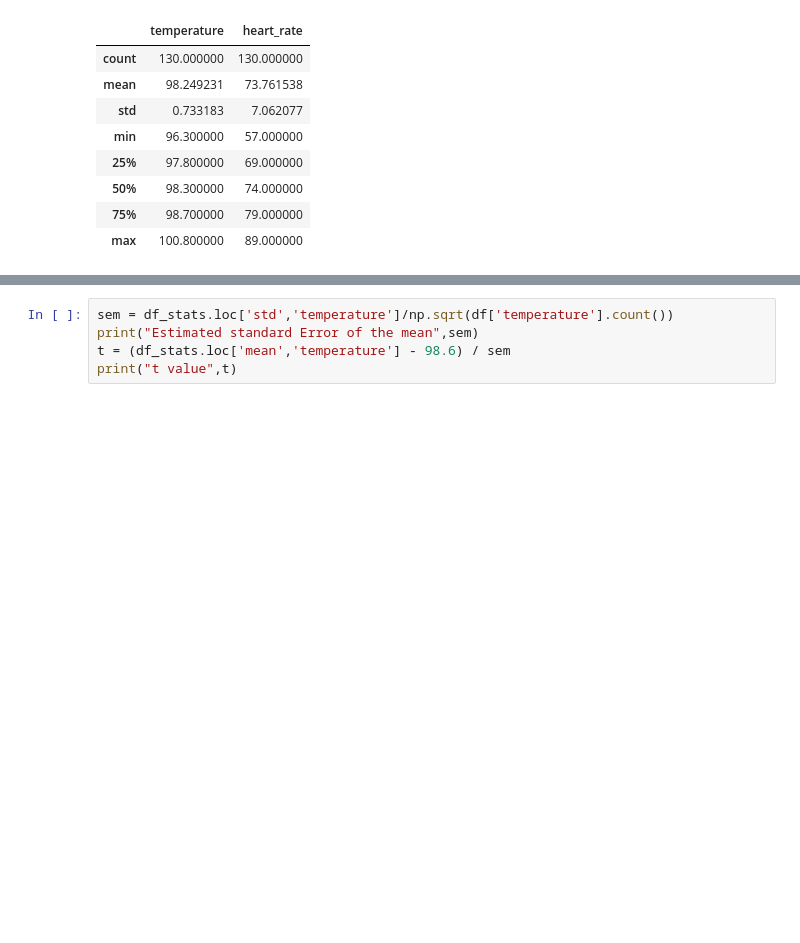
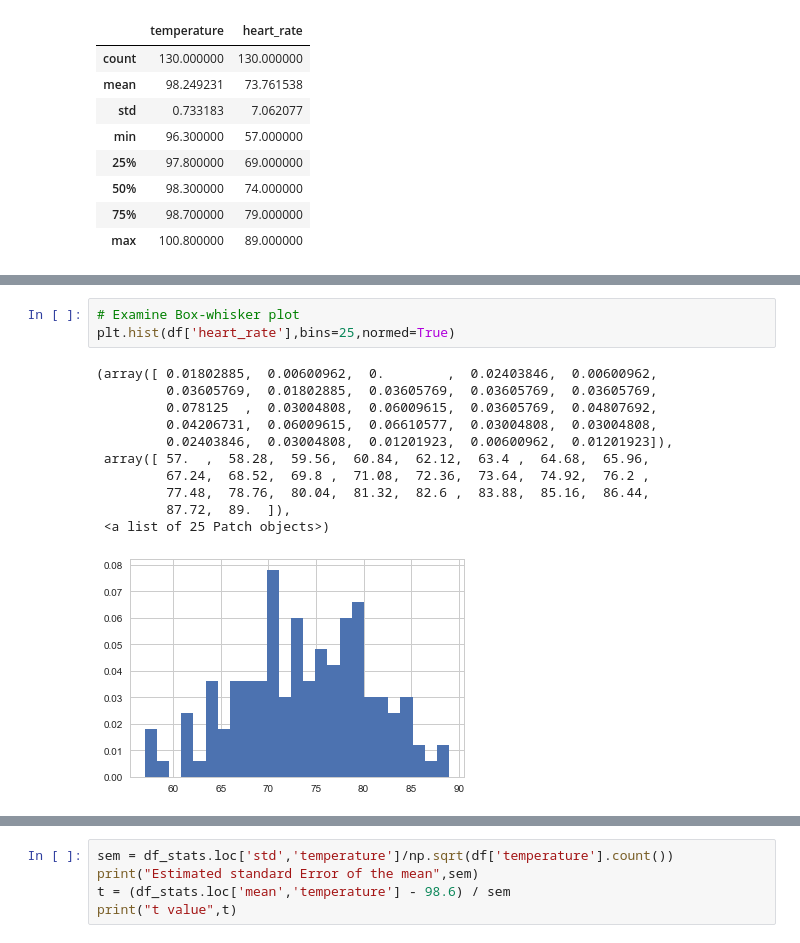
Before and after one commit to aparnack/data_science, a Jupyter notebook: exercises/human_temp/sliderule_dsi_inferential_statistics_exercise_1.ipynb, the cells around one changed output, grey strips where cells are left out. Cells and saved outputs as stored; diff of their text form; blank space fills up the shorter version.

```diff
--- a/exercises/human_temp/sliderule_dsi_inferential_statistics_exercise_1.ipynb
+++ b/exercises/human_temp/sliderule_dsi_inferential_statistics_exercise_1.ipynb
@@ -90,0 +101,15 @@ None
+# %%
+# Examine Box-whisker plot
+plt.hist(df['heart_rate'],bins=25,normed=True)
+# %% [output]
+(array([ 0.01802885,  0.00600962,  0.        ,  0.02403846,  0.00600962,
+         0.03605769,  0.01802885,  0.03605769,  0.03605769,  0.03605769,
+         0.078125  ,  0.03004808,  0.06009615,  0.03605769,  0.04807692,
+         0.04206731,  0.06009615,  0.06610577,  0.03004808,  0.03004808,
+         0.02403846,  0.03004808,  0.01201923,  0.00600962,  0.01201923]),
+ array([ 57.  ,  58.28,  59.56,  60.84,  62.12,  63.4 ,  64.68,  65.96,
+         67.24,  68.52,  69.8 ,  71.08,  72.36,  73.64,  74.92,  76.2 ,
+         77.48,  78.76,  80.04,  81.32,  82.6 ,  83.88,  85.16,  86.44,
+         87.72,  89.  ]),
+ <a list of 25 Patch objects>)
+[figure, added]
```
Also changed, not shown: parts of 41 cells of this notebook.
